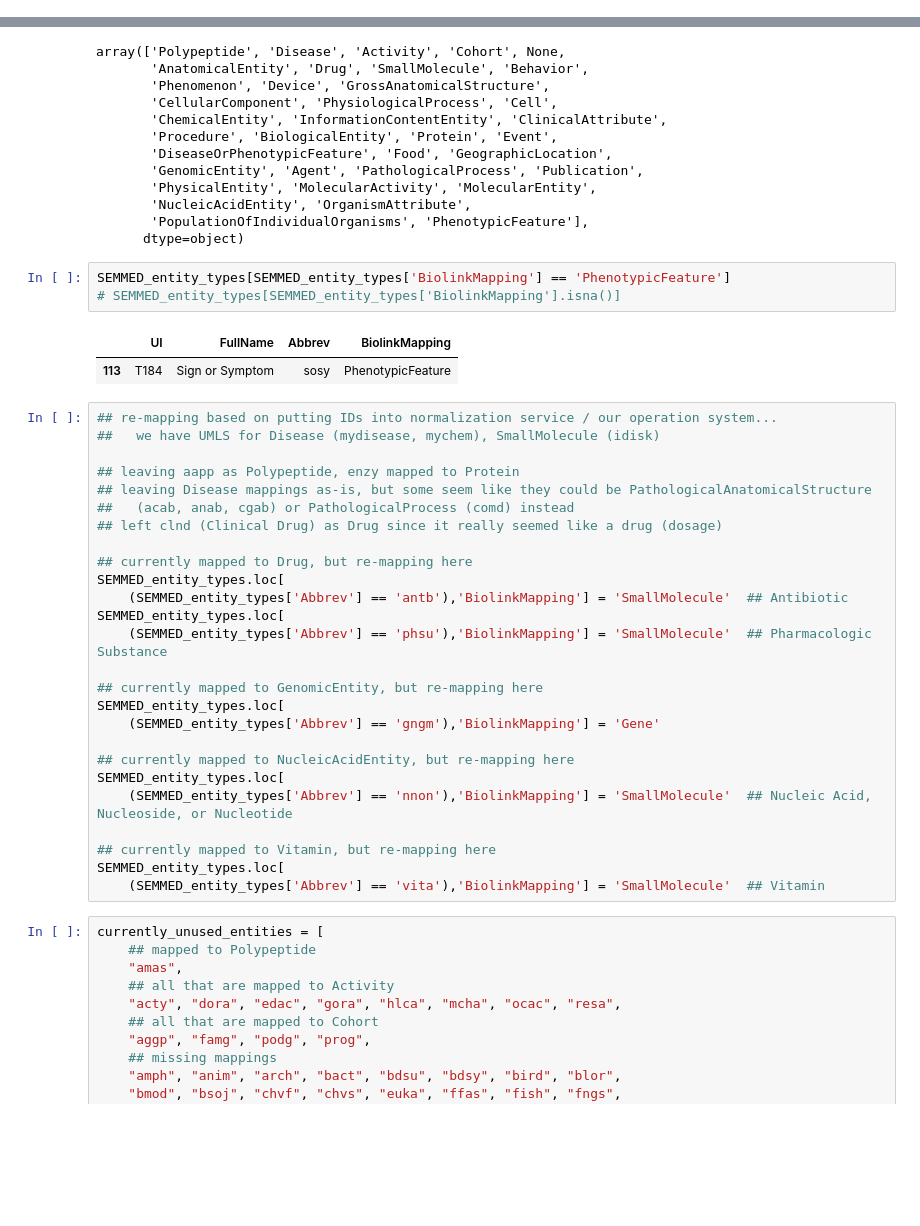
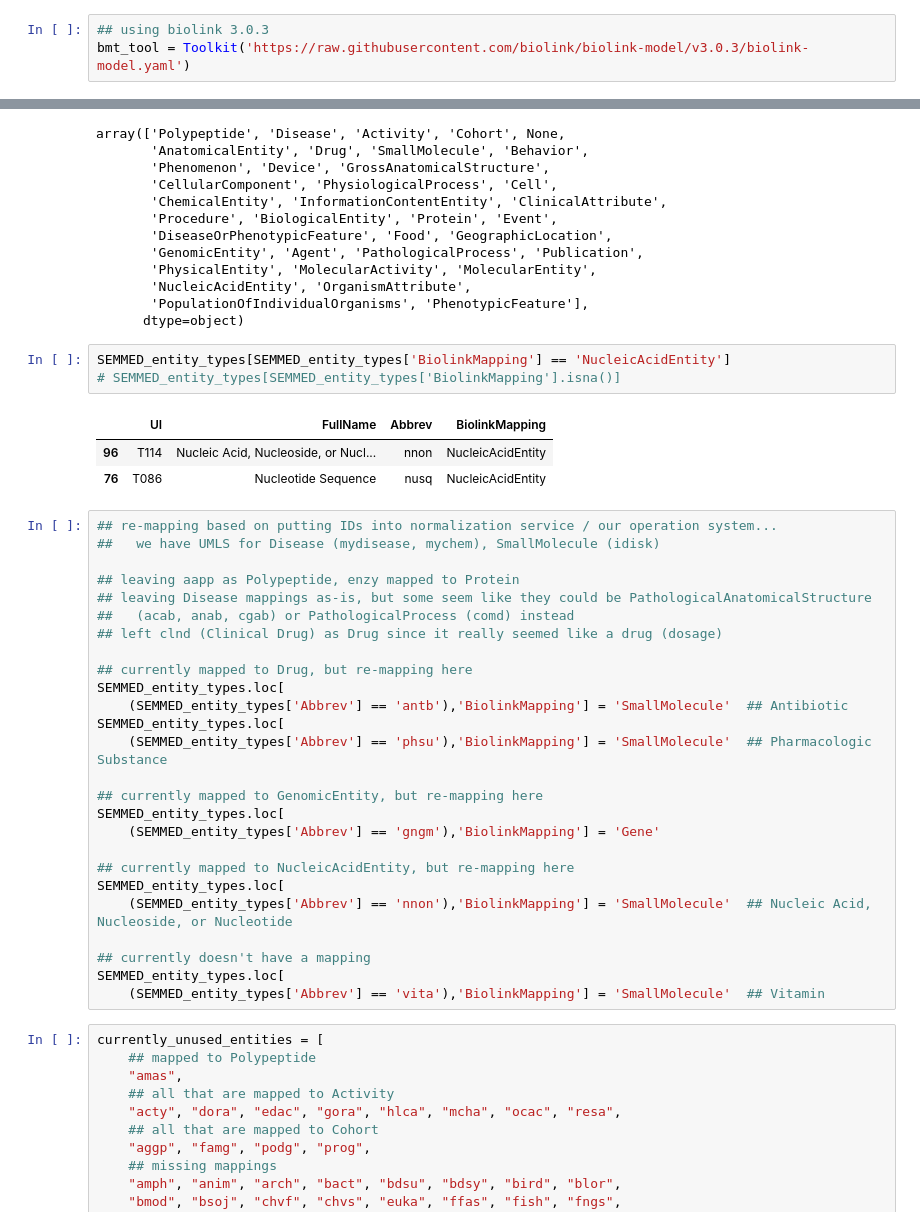
Before and after one commit to NCATS-Tangerine/translator-api-registry, a Jupyter notebook: semmeddb/AutoGen_SEMMEDDB.ipynb, the cells around one changed output, grey strips where cells are left out. Drawn from its saved outputs; the diff is of its cells as text; blank space fills up the shorter version.

```diff
--- a/semmeddb/AutoGen_SEMMEDDB.ipynb
+++ b/semmeddb/AutoGen_SEMMEDDB.ipynb
@@ -375,3 +375,6 @@ bmt_tool = Toolkit('https://raw.githubusercontent.com/biolink/biolink-model/v2.4
+# %%
+## using biolink 3.0.3
+bmt_tool = Toolkit('https://raw.githubusercontent.com/biolink/biolink-model/v3.0.3/biolink-model.yaml')
 # %%
 bmt_tool.get_element_by_mapping('STY:T123').title()
 # %% [output]
@@ -457,11 +460,12 @@ array(['Polypeptide', 'Disease', 'Activity', 'Cohort', None,
        'PopulationOfIndividualOrganisms', 'PhenotypicFeature'],
       dtype=object)
 # %%
-SEMMED_entity_types[SEMMED_entity_types['BiolinkMapping'] == 'PhenotypicFeature']
+SEMMED_entity_types[SEMMED_entity_types['BiolinkMapping'] == 'NucleicAcidEntity']
 # SEMMED_entity_types[SEMMED_entity_types['BiolinkMapping'].isna()]
 # %% [output]
 |  | UI | FullName | Abbrev | BiolinkMapping |
-| 113 | T184 | Sign or Symptom | sosy | PhenotypicFeature |
+| 96 | T114 | Nucleic Acid, Nucleoside, or Nucl... | nnon | NucleicAcidEntity |
+| 76 | T086 | Nucleotide Sequence | nusq | NucleicAcidEntity |
 # %%
 ## re-mapping based on putting IDs into normalization service / our operation system...
 ##   we have UMLS for Disease (mydisease, mychem), SmallMolecule (idisk)
@@ -485,7 +489,7 @@ SEMMED_entity_types.loc[
 SEMMED_entity_types.loc[
     (SEMMED_entity_types['Abbrev'] == 'nnon'),'BiolinkMapping'] = 'SmallMolecule'  ## Nucleic Acid, Nucleoside, or Nucleotide
 
-## currently mapped to Vitamin, but re-mapping here
+## currently doesn't have a mapping
 SEMMED_entity_types.loc[
     (SEMMED_entity_types['Abbrev'] == 'vita'),'BiolinkMapping'] = 'SmallMolecule'  ## Vitamin
 # %%
```
Also changed, not shown: parts of 44 cells of this notebook.
